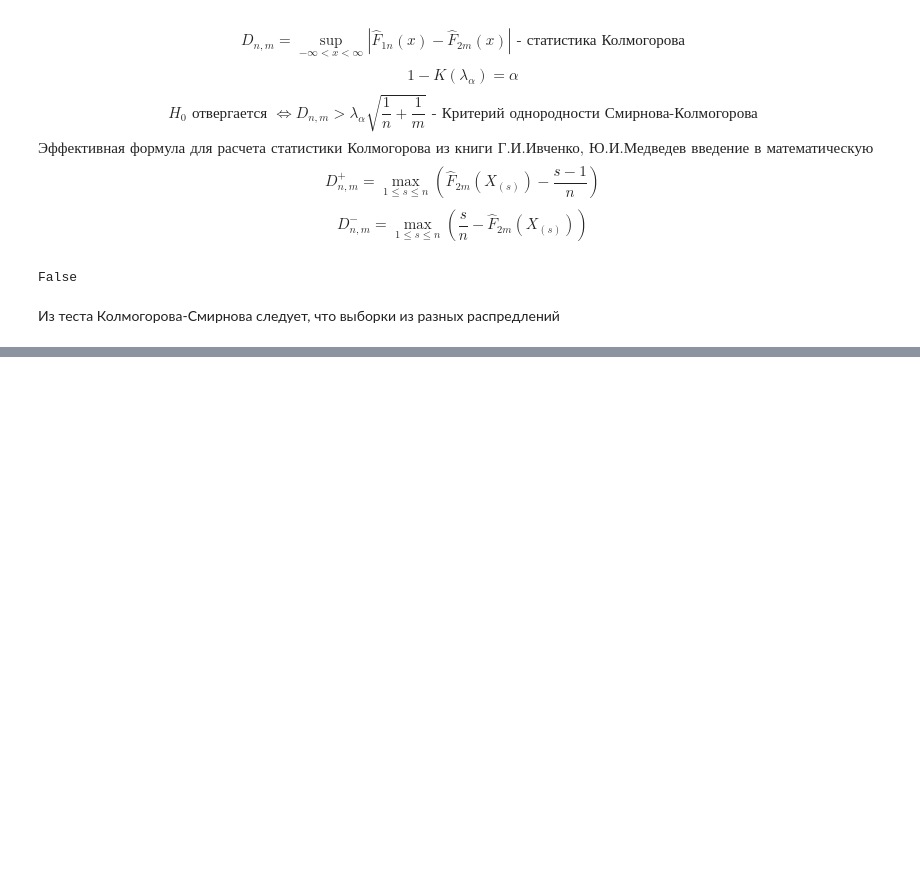
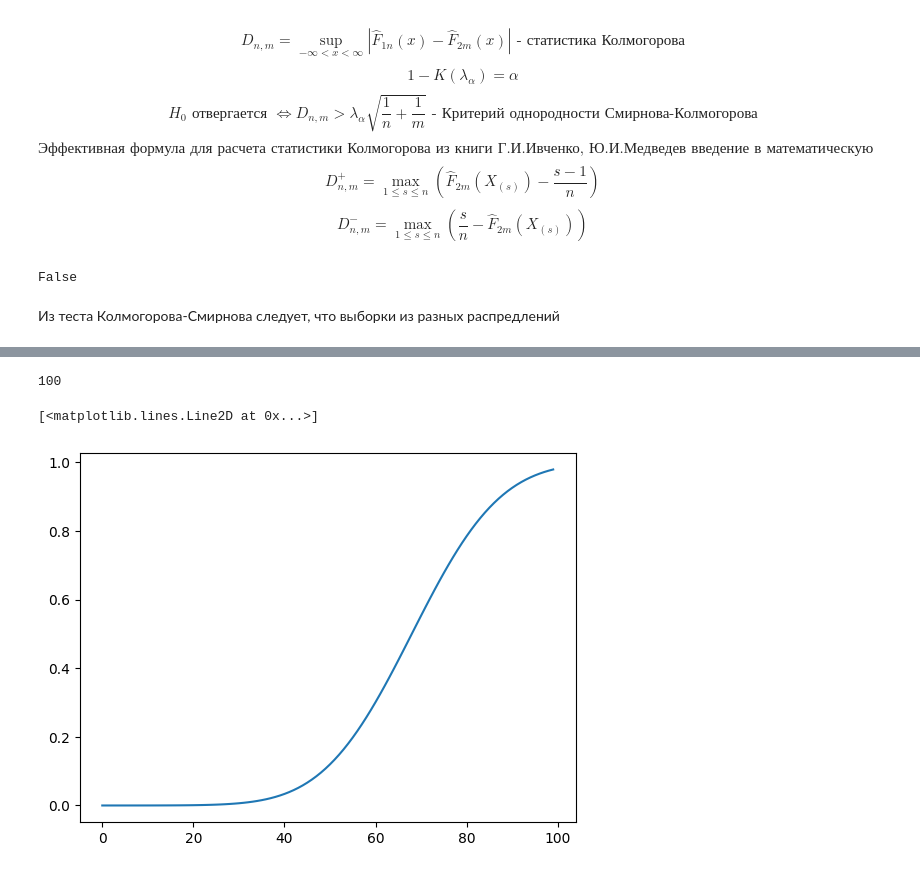
Before and after one commit to KVitaliiy/mathematical_statistic, a Jupyter notebook: lab3-statistical_hypotheses/lab3.ipynb, the cells around one changed output, grey strips where cells are left out. Saved outputs shown, nothing was run; the diff lists cells and outputs as text; code cells hidden in the pictures; blank space fills up the shorter version.

```diff
--- a/lab3-statistical_hypotheses/lab3.ipynb
+++ b/lab3-statistical_hypotheses/lab3.ipynb
@@ -99,0 +165,11 @@ Text(0.5, 1.0, 'Sample distribution function')
+# %%
+y = norm.cdf(range(0, max(reading_score), 1), loc=reading_score.mean(), scale = reading_score.std())
+len(y)
+# %% [output]
+100
+# %%
+fig, ax = plt.subplots()
+ax.plot(y)
+# %% [output]
+[<matplotlib.lines.Line2D at 0x...>]
+[figure, added]
```
Also changed, not shown: parts of 17 cells of this notebook.
